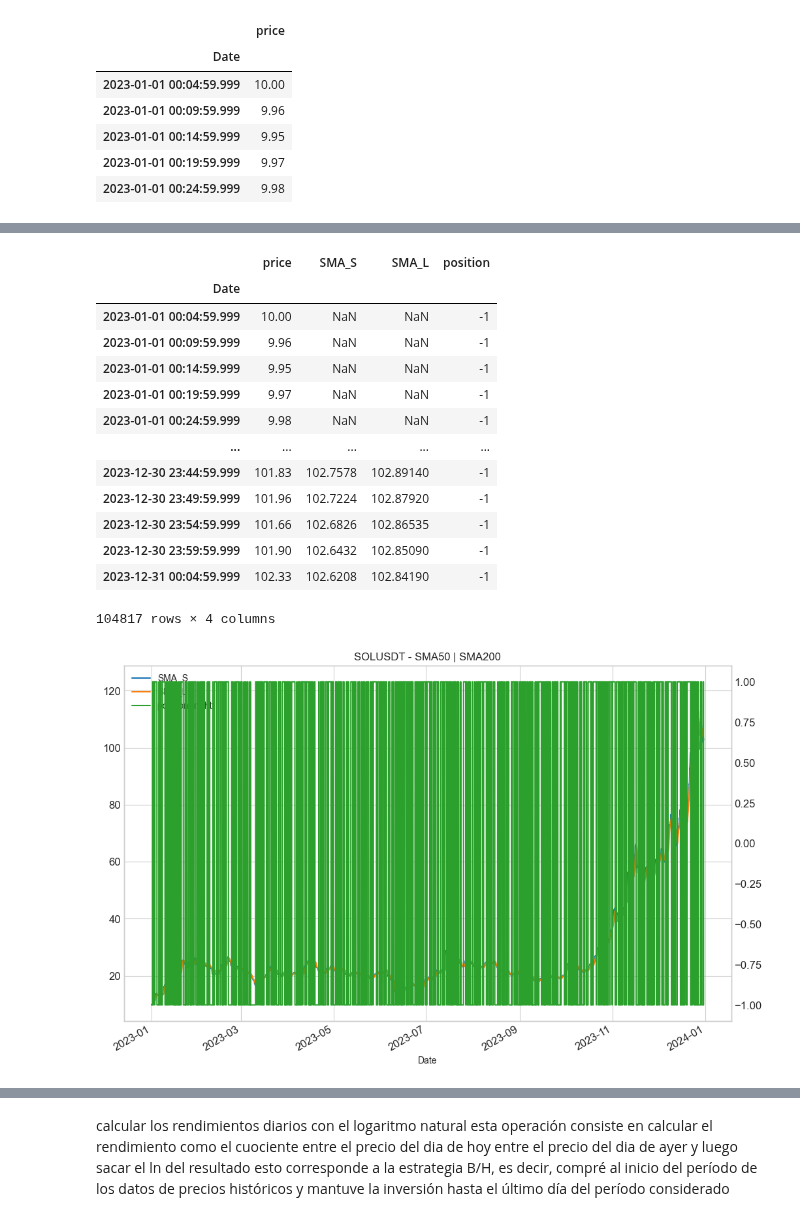
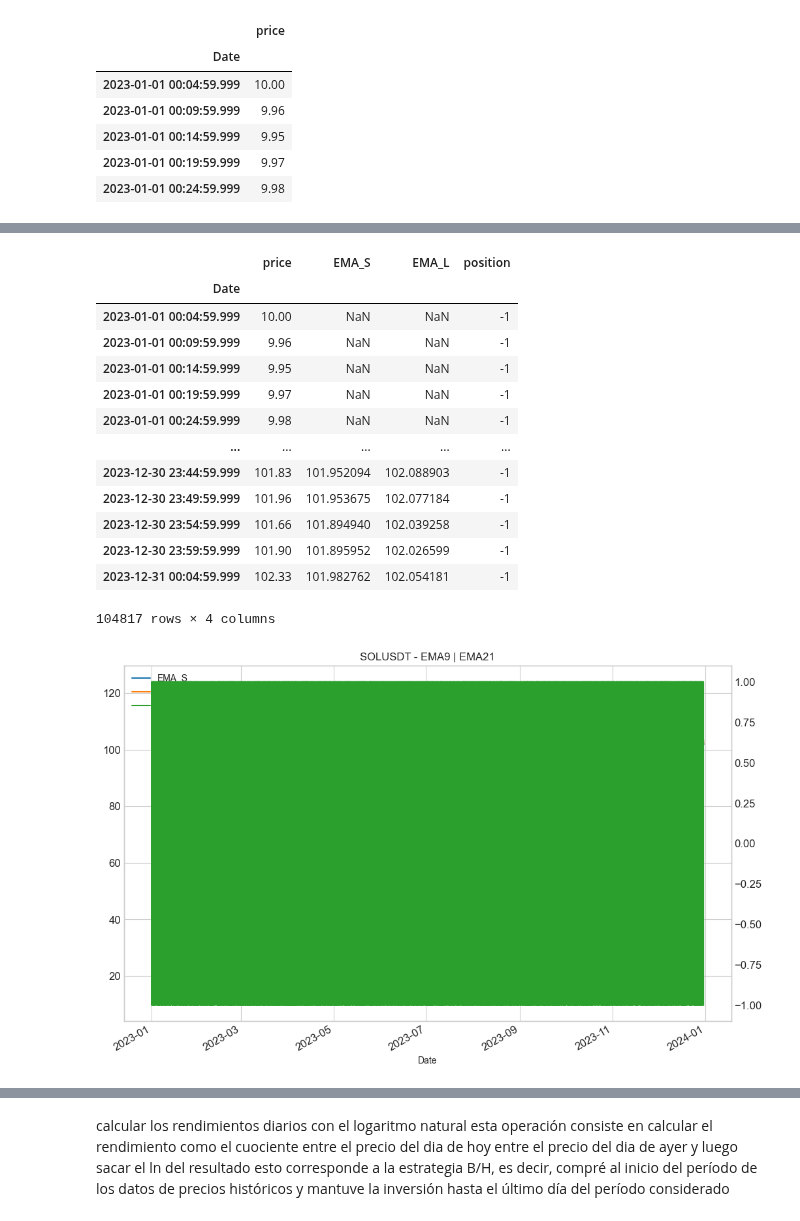
Before and after one commit to mario812/algo-trading-env, a Jupyter notebook: cruce_sma_1.ipynb, the cells around one changed output, grey strips where cells are left out. Cells and saved outputs as stored; diff of their text form; code cells hidden in the pictures.

```diff
--- a/cruce_sma_1.ipynb
+++ b/cruce_sma_1.ipynb
@@ -34,6 +38,10 @@ sma_l = 200
 # %%
 # calcular las dos medias y agregarlas como columnas (SMA_S, SMA_L) al dataframe data
-data['SMA_S'] = data.price.rolling(sma_s).mean()
-data['SMA_L'] = data.price.rolling(sma_l).mean()
+#data['SMA_S'] = data.price.rolling(sma_s).mean()
+#data['SMA_L'] = data.price.rolling(sma_l).mean()
+
+# Calcular EMAs
+data['EMA_S'] = EMAIndicator(data['price'], window=9).ema_indicator()
+data['EMA_L'] = EMAIndicator(data['price'], window=21).ema_indicator()
 data
 # %% [output]
@@ -61,10 +76,10 @@ plt.show()
 # %%
 # crea una nueva columna (position) para luego calcular los rendimientos de
 # la estrategia a partir de esta. Esta columna define la estratagie de cruces.
-data['position'] = np.where(data['SMA_S'] > data['SMA_L'], 1, -1)
+data['position'] = np.where(data['EMA_S'] > data['EMA_L'], 1, -1)
 data
 # %% [output]
-|  | price | SMA_S | SMA_L | position |
+|  | price | EMA_S | EMA_L | position |
 | Date |  |  |  |  |
 | 2023-01-01 00:04:59.999 | 10.00 | NaN | NaN | -1 |
 | 2023-01-01 00:09:59.999 | 9.96 | NaN | NaN | -1 |
@@ -72,20 +87,20 @@ data
 | 2023-01-01 00:19:59.999 | 9.97 | NaN | NaN | -1 |
 | 2023-01-01 00:24:59.999 | 9.98 | NaN | NaN | -1 |
 | ... | ... | ... | ... | ... |
-| 2023-12-30 23:44:59.999 | 101.83 | 102.7578 | 102.89140 | -1 |
-| 2023-12-30 23:49:59.999 | 101.96 | 102.7224 | 102.87920 | -1 |
-| 2023-12-30 23:54:59.999 | 101.66 | 102.6826 | 102.86535 | -1 |
-| 2023-12-30 23:59:59.999 | 101.90 | 102.6432 | 102.85090 | -1 |
-| 2023-12-31 00:04:59.999 | 102.33 | 102.6208 | 102.84190 | -1 |
+| 2023-12-30 23:44:59.999 | 101.83 | 101.952094 | 102.088903 | -1 |
+| 2023-12-30 23:49:59.999 | 101.96 | 101.953675 | 102.077184 | -1 |
+| 2023-12-30 23:54:59.999 | 101.66 | 101.894940 | 102.039258 | -1 |
+| 2023-12-30 23:59:59.999 | 101.90 | 101.895952 | 102.026599 | -1 |
+| 2023-12-31 00:04:59.999 | 102.33 | 101.982762 | 102.054181 | -1 |
 104817 rows × 4 columns
 # %%
-# graficar las SMAs con la señal biestable de compra-venta
-data.loc[:, ['SMA_S', 'SMA_L', 'position']].plot(figsize=(12, 8), \
+# graficar las EMAs con la señal biestable de compra-venta
+data.loc[:, ['EMA_S', 'EMA_L', 'position']].plot(figsize=(12, 8), \
         fontsize = 12, secondary_y = 'position', \
-        title= "SOLUSDT - SMA{} | SMA{}".format(sma_s, sma_l))
+        title= "SOLUSDT - EMA{} | EMA{}".format(ema_s, ema_l))
 plt.show()
 # %% [output]
-[figure, old version]
+[figure, new version]
 # %%
 # graficar solo un mes para realizar zoom a la gráfica
 """
```
Also changed, not shown: parts of 13 cells of this notebook.
